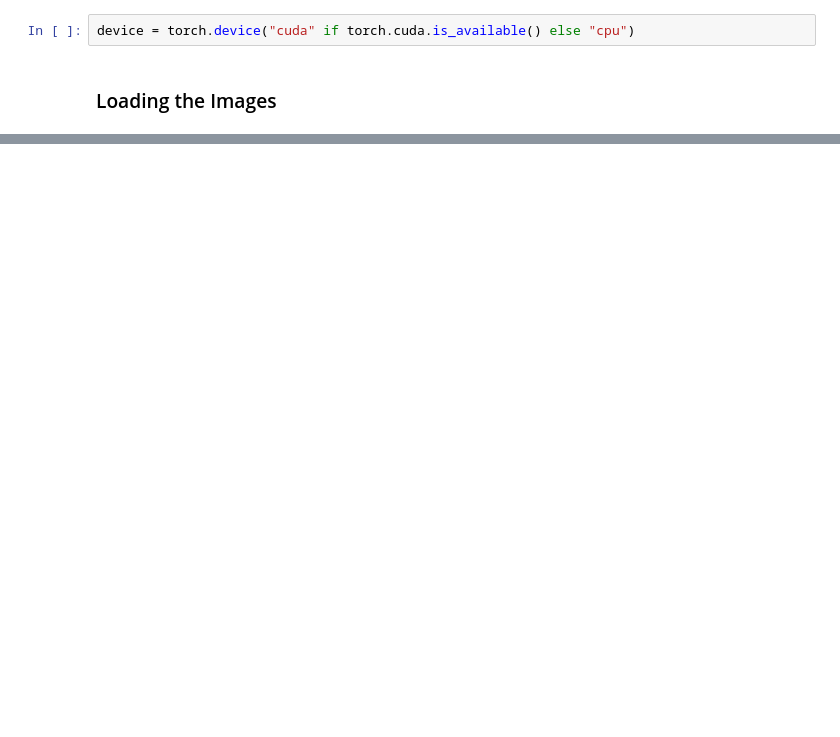
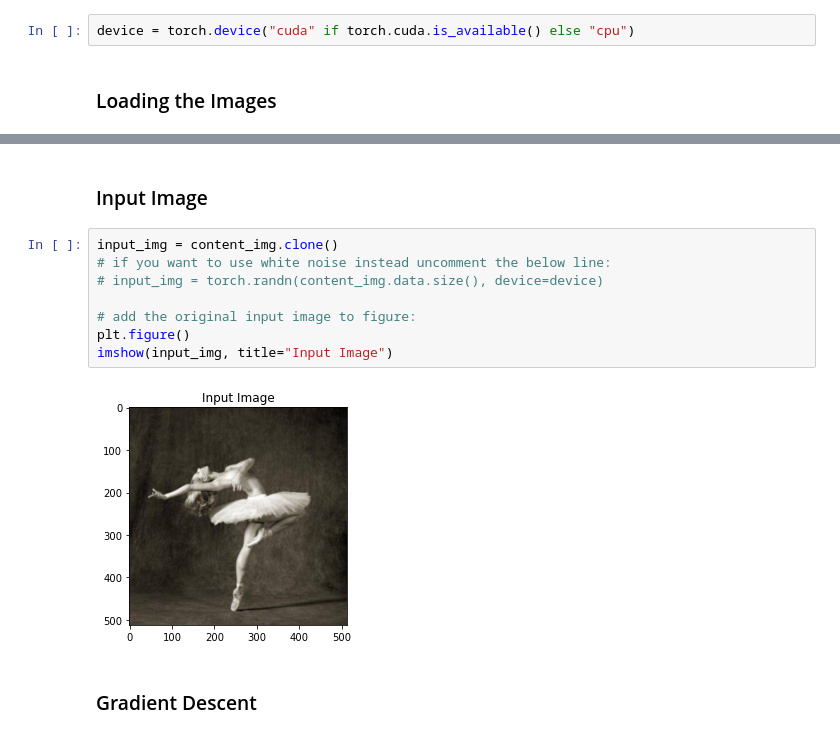
Before and after one commit to binlee52/AI-Study, a Jupyter notebook: DeepLearning-Paper-Practice/Style Transfer/Neural Transfer using Pytorch.ipynb, the cells around one changed output, grey strips where cells are left out. Cells and saved outputs as stored; diff of their text form; blank space fills up the shorter version.

```diff
--- a/DeepLearning-Paper-Practice/Style Transfer/Neural Transfer using Pytorch.ipynb
+++ b/DeepLearning-Paper-Practice/Style Transfer/Neural Transfer using Pytorch.ipynb
@@ -29,0 +229,14 @@ loader = transforms.Compose([
+# %% [markdown]
+### Input Image
+# %%
+input_img = content_img.clone()
+# if you want to use white noise instead uncomment the below line:
+# input_img = torch.randn(content_img.data.size(), device=device)
+
+# add the original input image to figure:
+plt.figure()
+imshow(input_img, title="Input Image")
+# %% [output]
+[figure, added]
+# %% [markdown]
+### Gradient Descent
```
Also changed, not shown: parts of 16 cells of this notebook.
